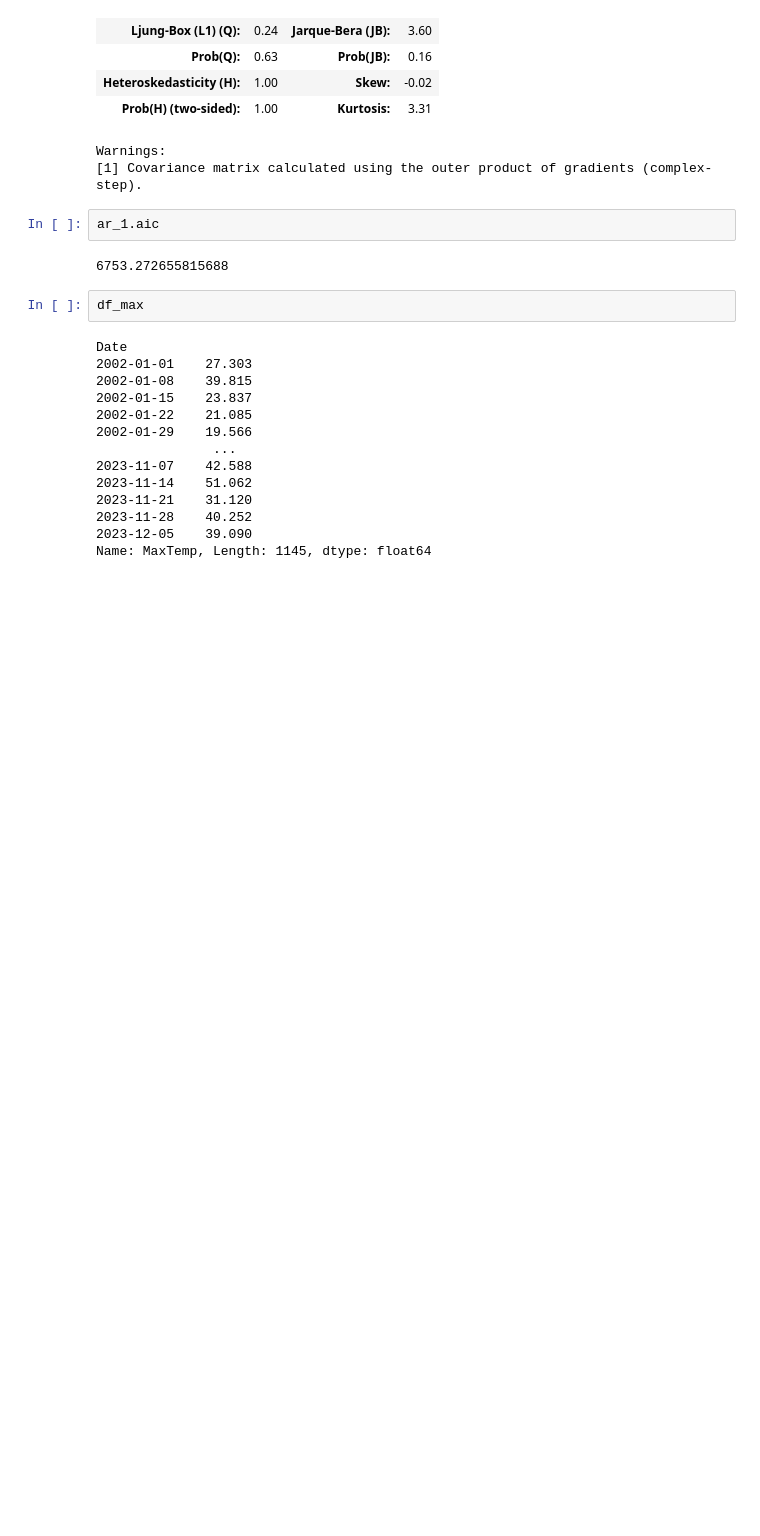
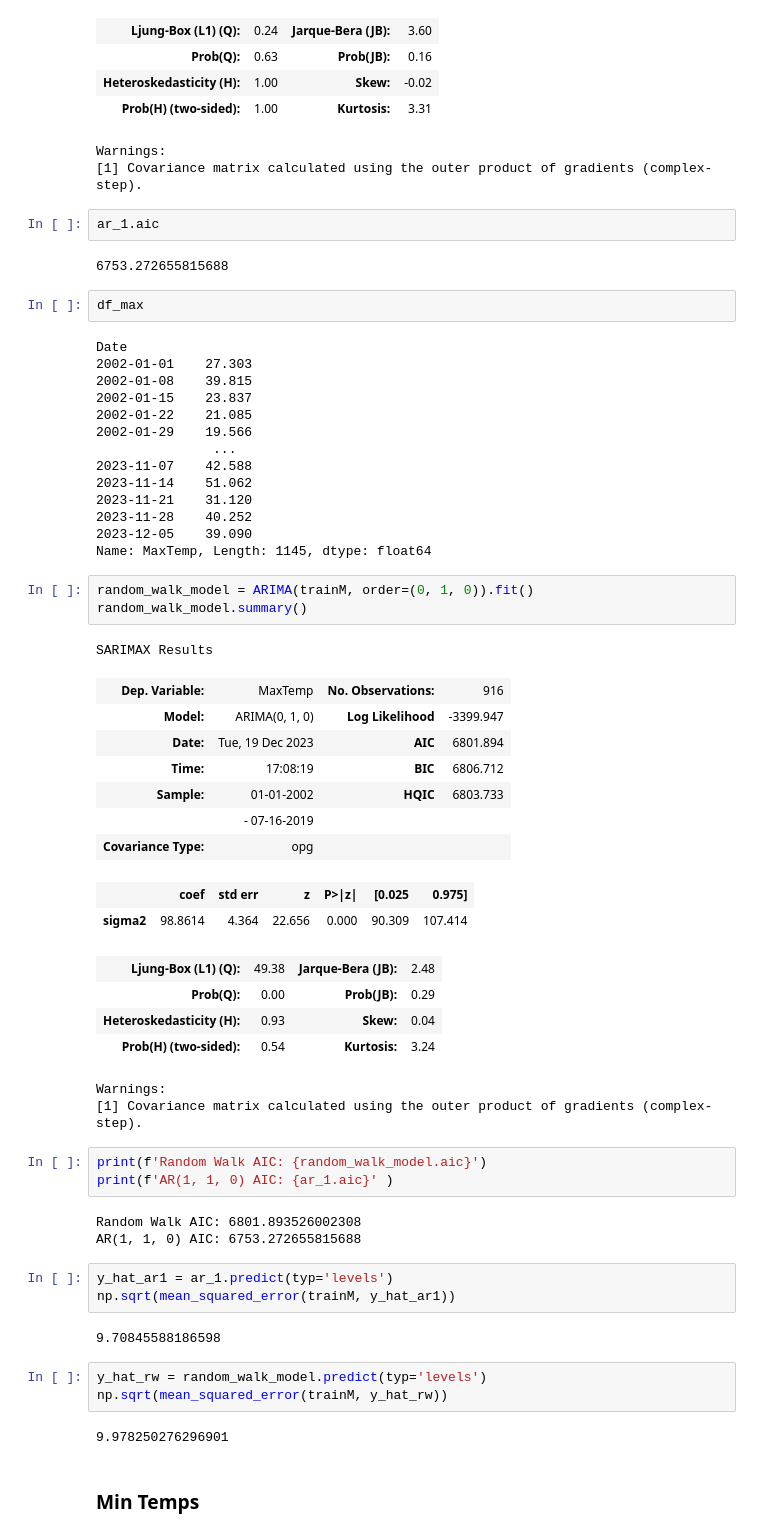
Before and after one commit to jbaumgit/Time-Series-Weather-Forcast-for-Corn-Growth-Degree-Days-in-ND, a Jupyter notebook: EDA_notebook.ipynb, the cells around one changed output. Drawn from its saved outputs; the diff is of its cells as text; blank space fills up the shorter version.

Commit message:
ARIMA model for Min & Max Temps with better AIC & RMSE scores

```diff
--- a/EDA_notebook.ipynb
+++ b/EDA_notebook.ipynb
@@ -570,3 +570,41 @@ Date
 2023-11-28    40.252
 2023-12-05    39.090
 Name: MaxTemp, Length: 1145, dtype: float64
+# %%
+random_walk_model = ARIMA(trainM, order=(0, 1, 0)).fit()
+random_walk_model.summary()
+# %% [output]
+SARIMAX Results
+| Dep. Variable: | MaxTemp | No. Observations: | 916 |
+| Model: | ARIMA(0, 1, 0) | Log Likelihood | -3399.947 |
+| Date: | Tue, 19 Dec 2023 | AIC | 6801.894 |
+| Time: | 17:08:19 | BIC | 6806.712 |
+| Sample: | 01-01-2002 | HQIC | 6803.733 |
+|  | - 07-16-2019 |  |  |
+| Covariance Type: | opg |  |  |
+|  | coef | std err | z | P>|z| | [0.025 | 0.975] |
+| sigma2 | 98.8614 | 4.364 | 22.656 | 0.000 | 90.309 | 107.414 |
+| Ljung-Box (L1) (Q): | 49.38 | Jarque-Bera (JB): | 2.48 |
+| Prob(Q): | 0.00 | Prob(JB): | 0.29 |
+| Heteroskedasticity (H): | 0.93 | Skew: | 0.04 |
+| Prob(H) (two-sided): | 0.54 | Kurtosis: | 3.24 |
+Warnings:
+[1] Covariance matrix calculated using the outer product of gradients (complex-step).
+# %%
+print(f'Random Walk AIC: {random_walk_model.aic}')
+print(f'AR(1, 1, 0) AIC: {ar_1.aic}' )
+# %% [output]
+Random Walk AIC: 6801.893526002308
+AR(1, 1, 0) AIC: 6753.272655815688
+# %%
+y_hat_ar1 = ar_1.predict(typ='levels')
+np.sqrt(mean_squared_error(trainM, y_hat_ar1))
+# %% [output]
+9.70845588186598
+# %%
+y_hat_rw = random_walk_model.predict(typ='levels')
+np.sqrt(mean_squared_error(trainM, y_hat_rw))
+# %% [output]
+9.978250276296901
+# %% [markdown]
+### Min Temps
```
Also changed, not shown: parts of 9 cells of this notebook.
